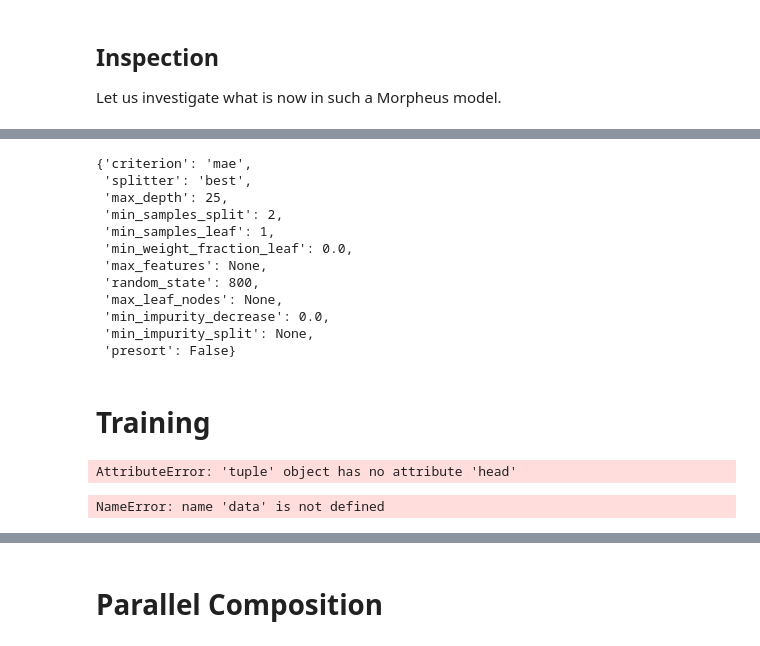
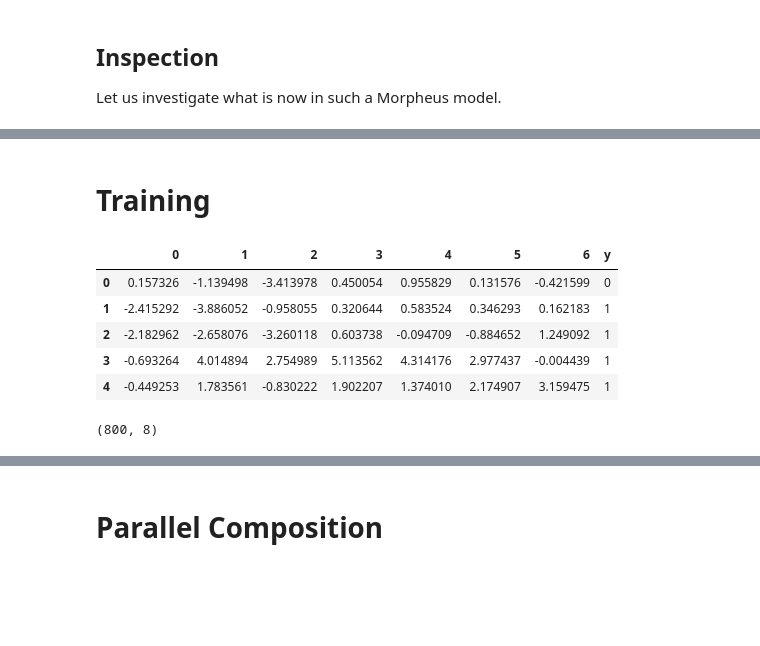
Before and after one commit to eliavw/morpheus, a Jupyter notebook: note/tutorials/190514 - Morpheus Demo.ipynb, the cells around one changed output, grey strips where cells are left out. Saved outputs shown, nothing was run; the diff lists cells and outputs as text; code cells hidden in the pictures; blank space fills up the shorter version.

```diff
--- a/note/tutorials/190514 - Morpheus Demo.ipynb
+++ b/note/tutorials/190514 - Morpheus Demo.ipynb
@@ -81,22 +110,12 @@ m.clf_cfg
-# %%
-m.rgr_cfg
-# %% [output]
-{'criterion': 'mae',
- 'splitter': 'best',
- 'max_depth': 25,
- 'min_samples_split': 2,
- 'min_samples_leaf': 1,
- 'min_weight_fraction_leaf': 0.0,
- 'max_features': None,
- 'random_state': 800,
- 'max_leaf_nodes': None,
- 'min_impurity_decrease': 0.0,
- 'min_impurity_split': None,
- 'presort': False}
 # %% [markdown]
 # Training
-# %%
-data = default_dataset()
-data.head()
-# %% [output]
-AttributeError: 'tuple' object has no attribute 'head'
+# %%
+df_train, df_test = default_dataset()
+df_train.head()
+# %% [output]
+|  | 0 | 1 | 2 | 3 | 4 | 5 | 6 | y |
+| 0 | 0.157326 | -1.139498 | -3.413978 | 0.450054 | 0.955829 | 0.131576 | -0.421599 | 0 |
+| 1 | -2.415292 | -3.886052 | -0.958055 | 0.320644 | 0.583524 | 0.346293 | 0.162183 | 1 |
+| 2 | -2.182962 | -2.658076 | -3.260118 | 0.603738 | -0.094709 | -0.884652 | 1.249092 | 1 |
+| 3 | -0.693264 | 4.014894 | 2.754989 | 5.113562 | 4.314176 | 2.977437 | -0.004439 | 1 |
+| 4 | -0.449253 | 1.783561 | -0.830222 | 1.902207 | 1.374010 | 2.174907 | 3.159475 | 1 |
@@ -103,6 +124,8 @@ AttributeError: 'tuple' object has no attribute 'head'
+# %%
+X.shape
+# %% [output]
+(800, 8)
 # %%
-m.fit(data)
+m.fit(X)
-# %% [output]
-NameError: name 'data' is not defined
 # %%
 m.m_codes
```
Also changed, not shown: parts of 29 cells of this notebook, 8 other files.
